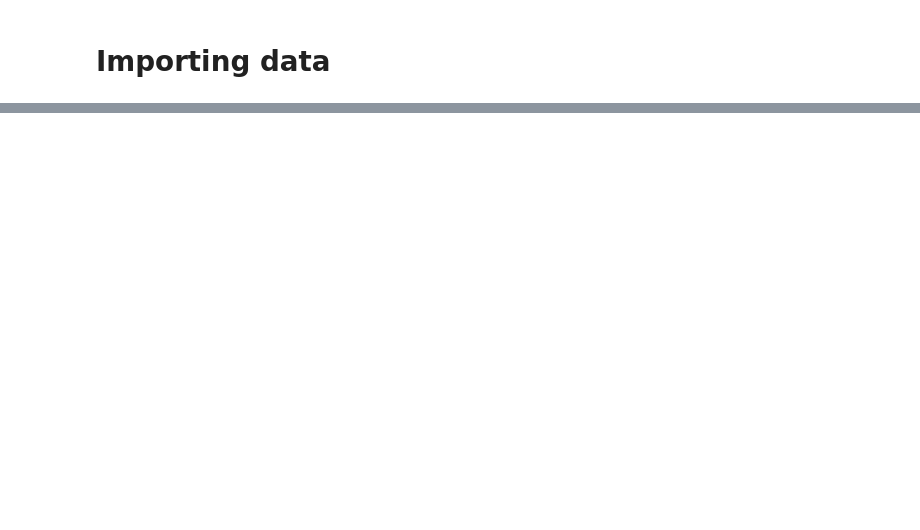
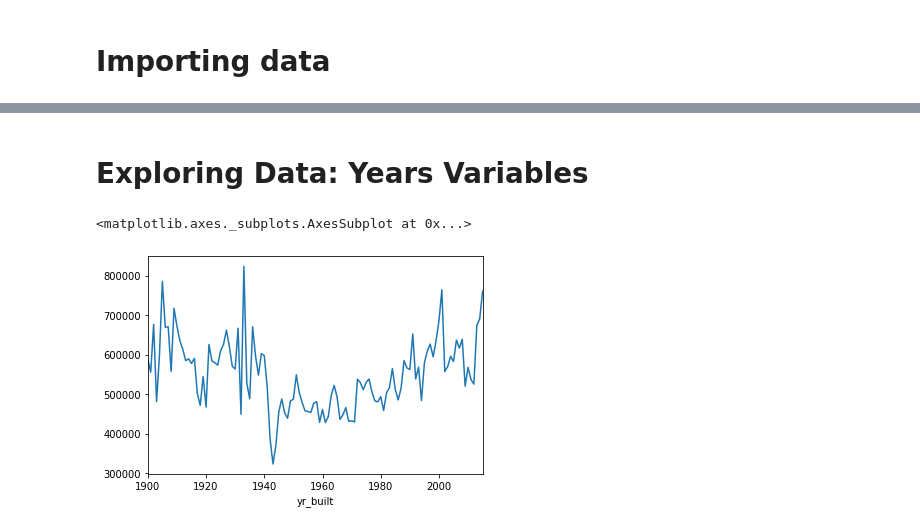
Before and after one commit to k0marrr1/nyc-mhtn-ds-010620-lectures, a Jupyter notebook: week-6/KC_house_data/Housing Statistics Project .ipynb, the cells around one changed output, grey strips where cells are left out. Drawn from its saved outputs; the diff is of its cells as text; code cells hidden in the pictures; blank space fills up the shorter version.

```diff
--- a/week-6/KC_house_data/Housing Statistics Project .ipynb
+++ b/week-6/KC_house_data/Housing Statistics Project .ipynb
@@ -20,0 +49,7 @@ df = pd.read_csv('kc_house_data_train.csv')
+# %% [markdown]
+# Exploring Data: Years Variables
+# %%
+df.groupby('yr_built')['price'].mean().plot()
+# %% [output]
+<matplotlib.axes._subplots.AxesSubplot at 0x...>
+[figure, added]
```
Also changed, not shown: parts of 23 cells of this notebook.
